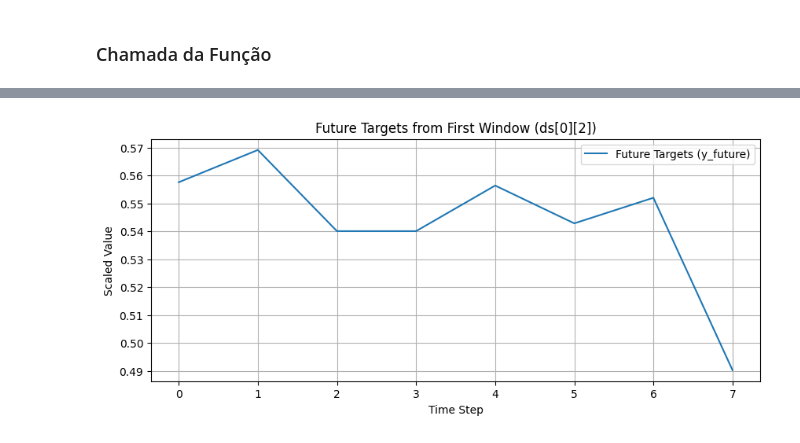
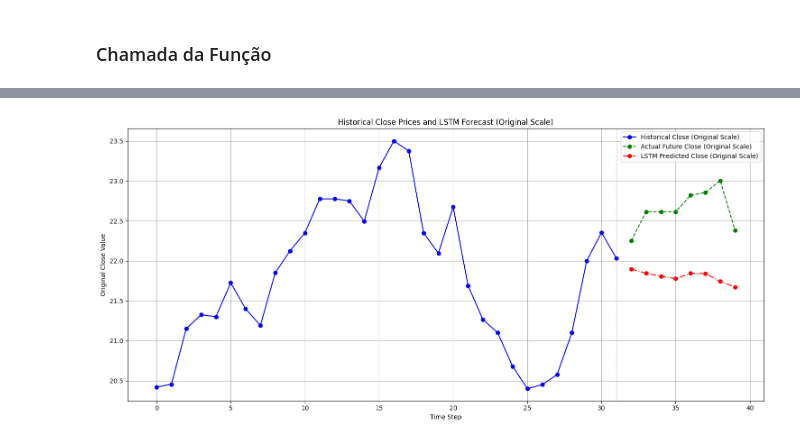
Before and after one commit to c-mmonteiro/t1-algo-feature, a Jupyter notebook: ConformalPrediction_LSTM.ipynb, the cells around one changed output, grey strips where cells are left out. Cells and saved outputs as stored; diff of their text form; code cells hidden in the pictures.

Commit message:
Rodando com LSTM, inclusive com gráfico ao final

```diff
--- a/ConformalPrediction_LSTM.ipynb
+++ b/ConformalPrediction_LSTM.ipynb
@@ -302,6 +302,22 @@ class TS_LSTM(nn.Module):
             epoch_loss /= len(loader.dataset)
             print(f"Epoch {epoch+1}/{n_epochs}, Loss: {epoch_loss:.6f}")
 
+    def predict(self, X):
+        DEVICE = next(self.parameters()).device
+        self.eval()  # Set to evaluation mode
+
+        with torch.no_grad():
+            # Use only first sample for visualization
+            Xb = X.to(DEVICE).float()      # [1, T_x, features]
+
+            # Generate forecast
+            pred = self(Xb).float()
+
+        # Convert to numpy for plotting
+        pr = pred[0, :, 0].detach().cpu().numpy()   # Prediction
+
+        return pr
+
     def predict_evaluation(self, test_loader):
 
       DEVICE = next(self.parameters()).device
@@ -363,13 +369,49 @@ Forecast analysis:
-# %%
-history_features, decoder_inputs, future_targets = ds[0]
-
-plt.figure(figsize=(10, 4))
-plt.plot(future_targets.numpy(), label='Future Targets (y_future)')
-plt.title('Future Targets from First Window (ds[0][2])')
-plt.xlabel('Time Step')
-plt.ylabel('Scaled Value')
-plt.legend()
-plt.grid(True)
-plt.show()
-# %% [output]
-[figure, removed]
+# %%
+history_features, decoder_inputs, future_targets = ds[0]
+
+prediction = model_lstm.predict(history_features.unsqueeze(0))
+
+# --- Inverse Scaling for Close history, Predictions (diff) and Future Targets (diff) ---
+
+# Get the total number of features the scaler was fitted on (Close, High, Low, Open, Volume, y)
+n_features_total = len(df.columns) # This is 6
+n_features_X = len(columns_features) # This is 5
+
+# 1. Inverse scale the 'Close' values from history_features (index 0 of features)
+scaled_history_close = history_features[:, 0].numpy() # Extract scaled 'Close' column
+dummy_array_history_close = np.zeros((T_X, n_features_total), dtype=np.float32)
+dummy_array_history_close[:, 0] = scaled_history_close # Place scaled 'Close' in the first column
+original_history_close = scaler.inverse_transform(dummy_array_history_close)[:, 0]
+
+# 2. Inverse scale the prediction (which are scaled 'y' differences)
+dummy_array_pred_diff = np.zeros((T_Y, n_features_total), dtype=np.float32)
+dummy_array_pred_diff[:, -1] = prediction.flatten() # Place scaled predictions in the 'y' column (last)
+original_prediction_diff = scaler.inverse_transform(dummy_array_pred_diff)[:, -1]
+
+# 3. Inverse scale the future targets (which are scaled 'y' differences)
+future_targets_np = future_targets.numpy().flatten()
+dummy_array_targets_diff = np.zeros((T_Y, n_features_total), dtype=np.float32)
+dummy_array_targets_diff[:, -1] = future_targets_np # Place scaled targets in the 'y' column
+original_future_targets_diff = scaler.inverse_transform(dummy_array_targets_diff)[:, -1]
+
+
+last_historical_close = original_history_close[-1]
+cumulative_prediction_prices = np.cumsum(original_prediction_diff) + last_historical_close
+cumulative_future_prices = np.cumsum(original_future_targets_diff) + last_historical_close
+
+
+plt.figure(figsize=(15, 7))
+plt.plot(np.arange(T_X), original_history_close, label='Historical Close (Original Scale)', color='blue', marker='o')
+plt.plot(np.arange(T_X, T_X + T_Y), cumulative_future_prices, label='Actual Future Close (Original Scale)', color='green', linestyle='--', marker='o')
+plt.plot(np.arange(T_X, T_X + T_Y), cumulative_prediction_prices, label='LSTM Predicted Close (Original Scale)', color='red', linestyle='-.', marker='o')
+
+plt.title('Historical Close Prices and LSTM Forecast (Original Scale)')
+plt.xlabel('Time Step')
+plt.ylabel('Original Close Value')
+plt.legend()
+plt.grid(True)
+plt.axvline(x=T_X-1, color='gray', linestyle=':', linewidth=1, label='Forecast Start')
+plt.tight_layout()
+plt.show()
+# %% [output]
+[figure, added]
```
Also changed, not shown: parts of 2 cells of this notebook.
